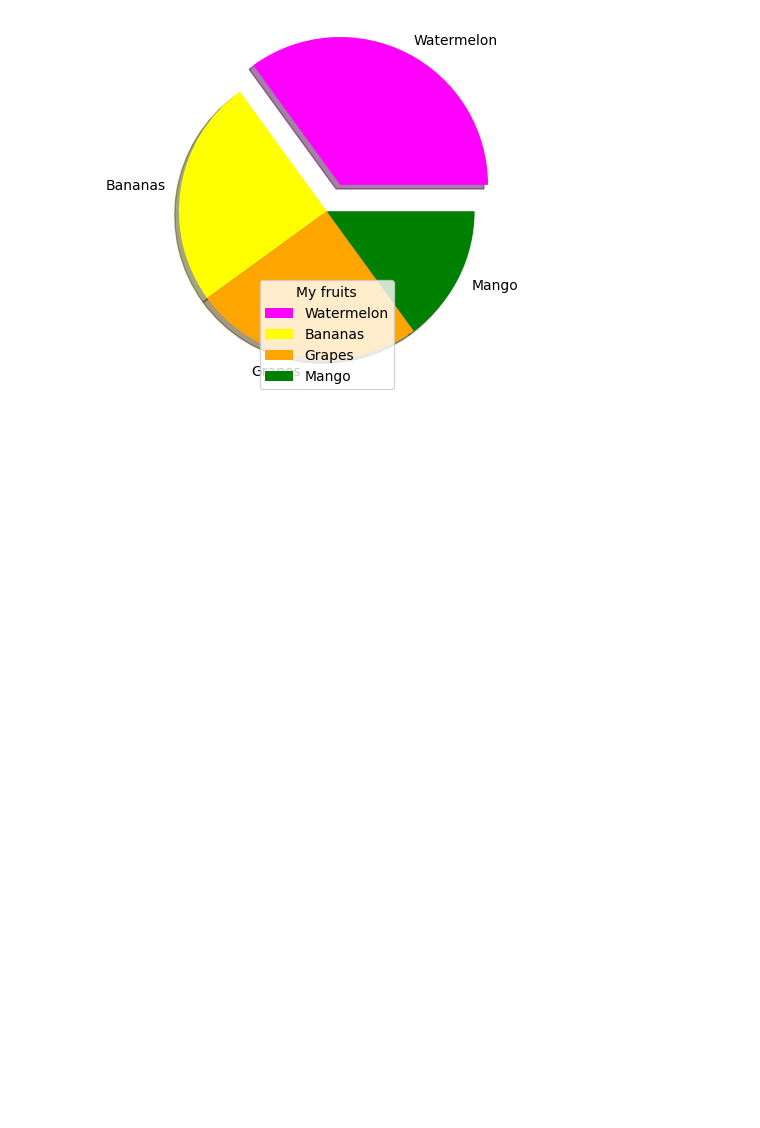
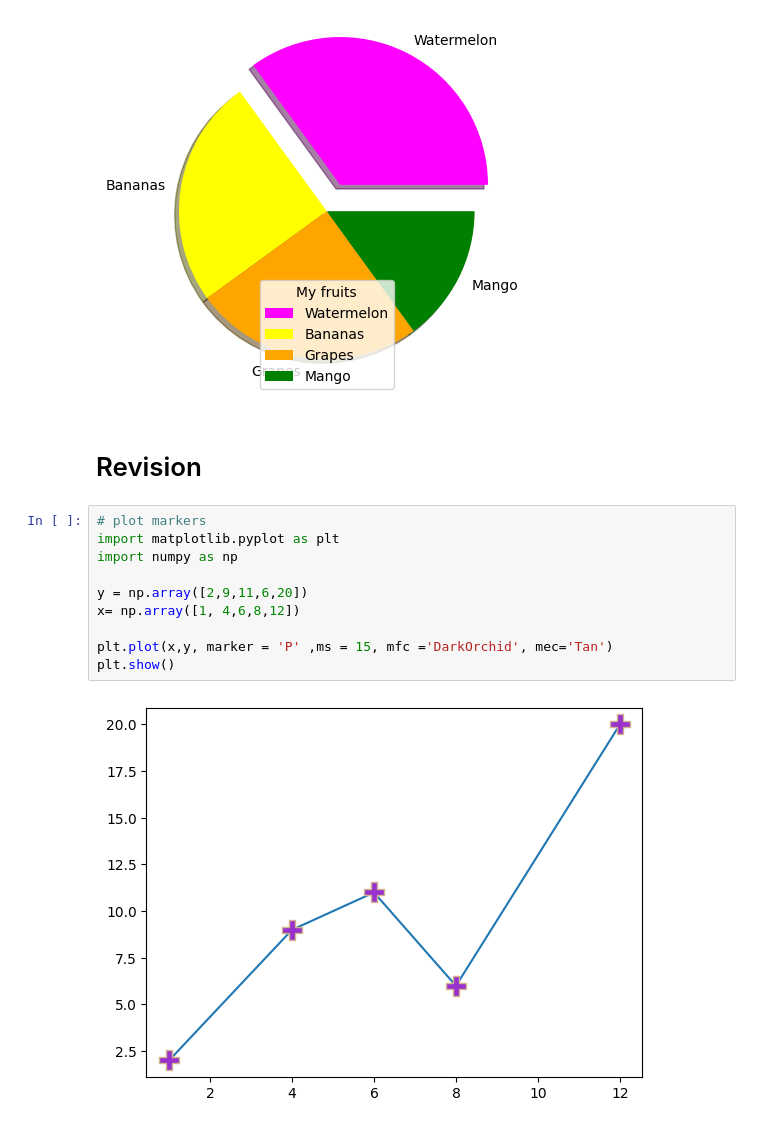
Before and after one commit to WillisOgecha1/Python_Code_Challenge, a Jupyter notebook: Matplotlib_tutorial.ipynb, the cells around one changed output. Drawn from its saved outputs; the diff is of its cells as text; blank space fills up the shorter version.

Commit message:
Added more matplotlib plottings

```diff
--- a/Matplotlib_tutorial.ipynb
+++ b/Matplotlib_tutorial.ipynb
@@ -574,3 +574,17 @@ plt.legend(title ='My fruits')
 plt.show()
 # %% [output]
 [figure]
+# %% [markdown]
+# Revision
+# %%
+# plot markers
+import matplotlib.pyplot as plt
+import numpy as np
+
+y = np.array([2,9,11,6,20])
+x= np.array([1, 4,6,8,12])
+
+plt.plot(x,y, marker = 'P' ,ms = 15, mfc ='DarkOrchid', mec='Tan')
+plt.show()
+# %% [output]
+[figure, added]
```
Also changed, not shown: parts of 3 cells of this notebook.
